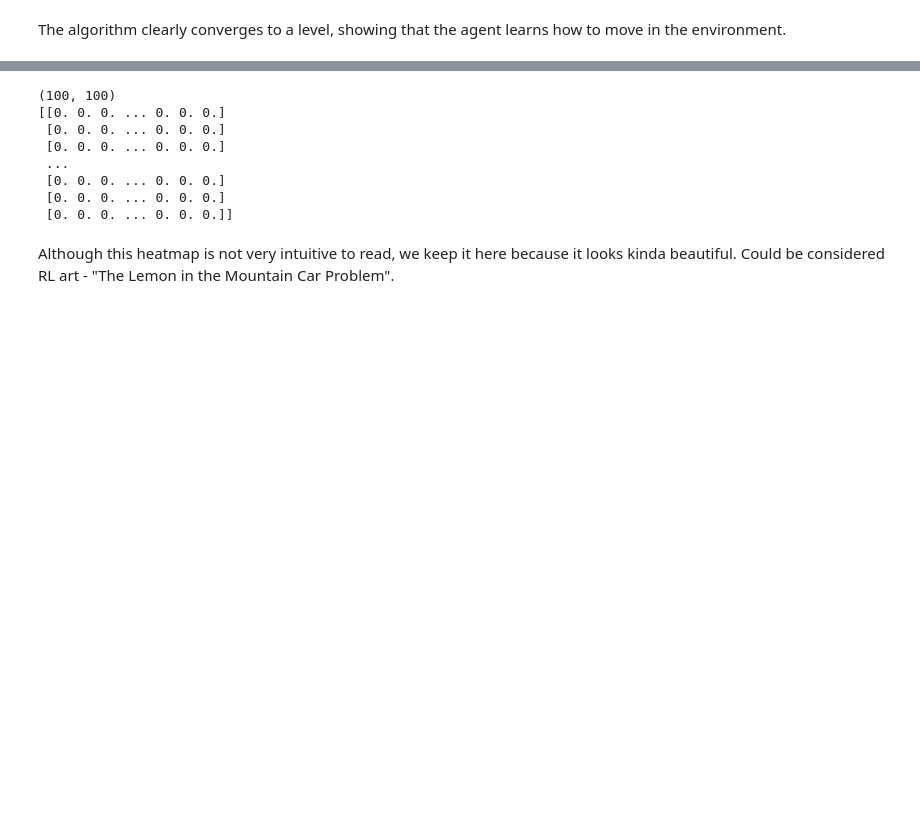
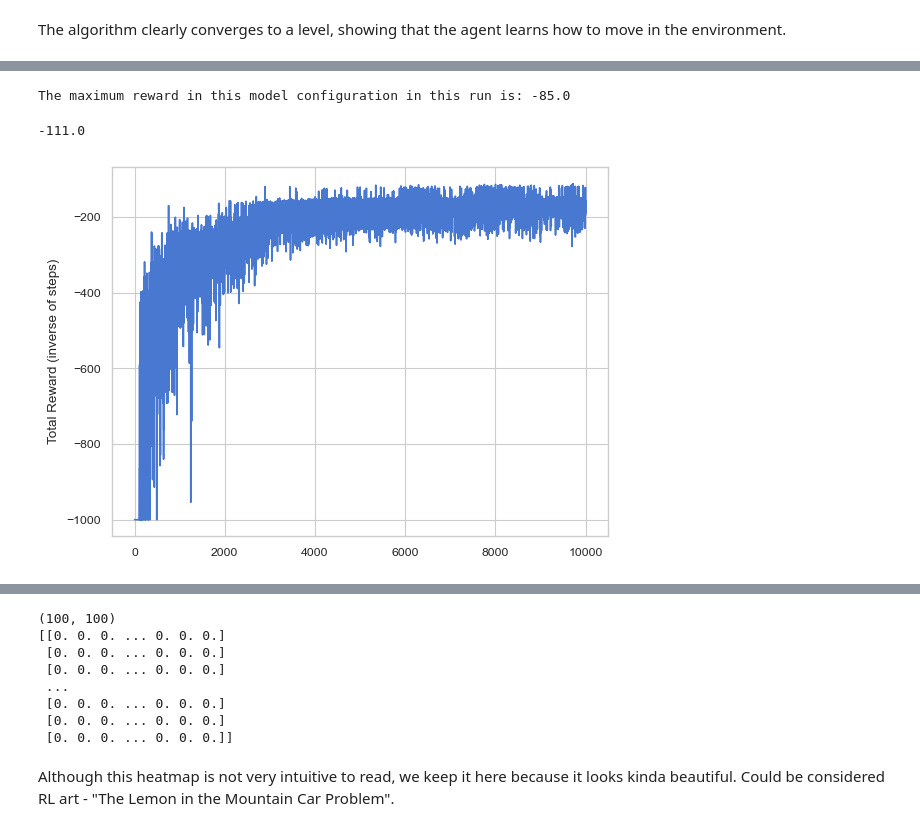
Before and after one commit to eduardotanqueiro/Project3-AAA, a Jupyter notebook: src/AAA2324_P3_62515_62928.ipynb, the cells around one changed output, grey strips where cells are left out. Cells and saved outputs as stored; diff of their text form; code cells hidden in the pictures; blank space fills up the shorter version.

```diff
--- a/src/AAA2324_P3_62515_62928.ipynb
+++ b/src/AAA2324_P3_62515_62928.ipynb
@@ -312,0 +423,21 @@ The algorithm clearly converges to a level, showing that the agent learns how to
+# %%
+# Implement q-learning with the best hyperparameters
+best_alpha = 0.6
+best_gamma = 0.85
+best_epsilon = 0.001
+
+q_table, total_rewards, steps = run_q_learning(env, best_alpha, best_gamma, best_epsilon, num_episodes, num_steps, position_batches, velocity_batches)
+
+print(f"The maximum reward in this model configuration in this run is: {max(total_rewards)}")
+# %% [output]
+The maximum reward in this model configuration in this run is: -85.0
+# %%
+# Plot results
+print(max(arr_total_rewards))
+
+plt.ylabel("Total Reward (inverse of steps)")
+plt.plot(range(0,num_episodes),arr_total_rewards)
+plt.show()
+# %% [output]
+-111.0
+[figure, added]
```
Also changed, not shown: parts of 21 cells of this notebook, 4 other files.
